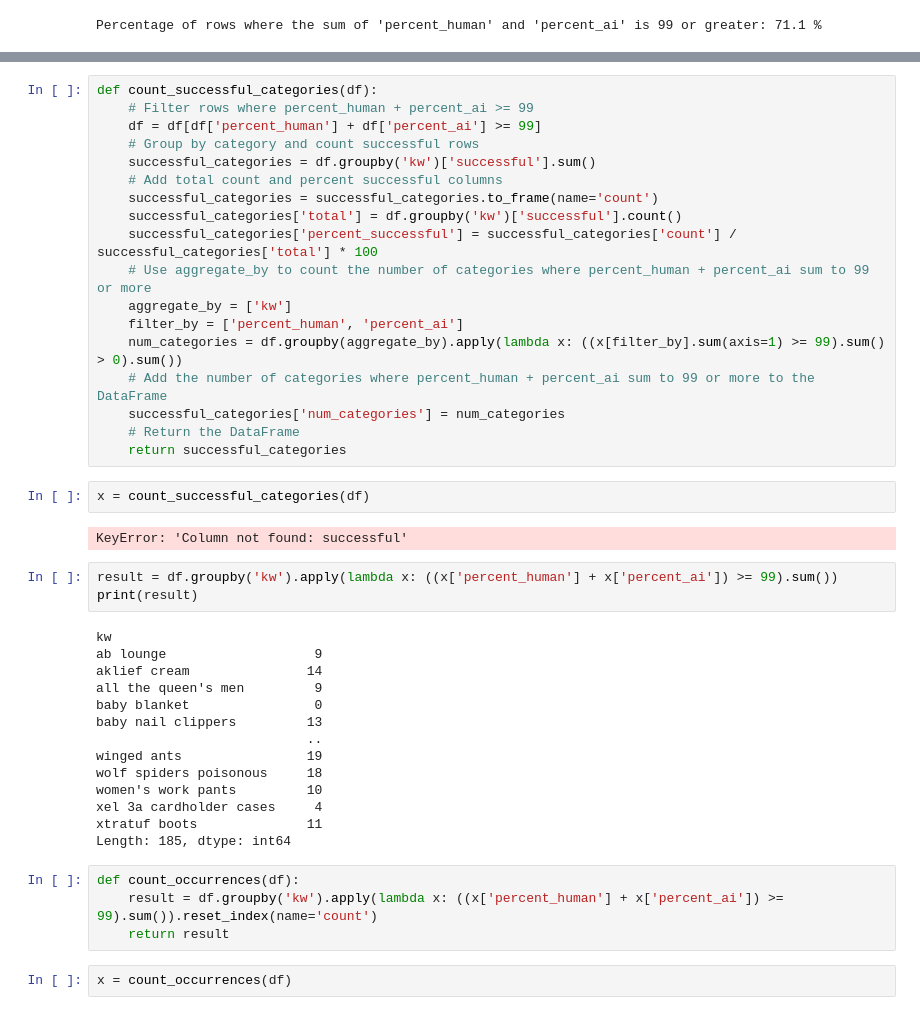
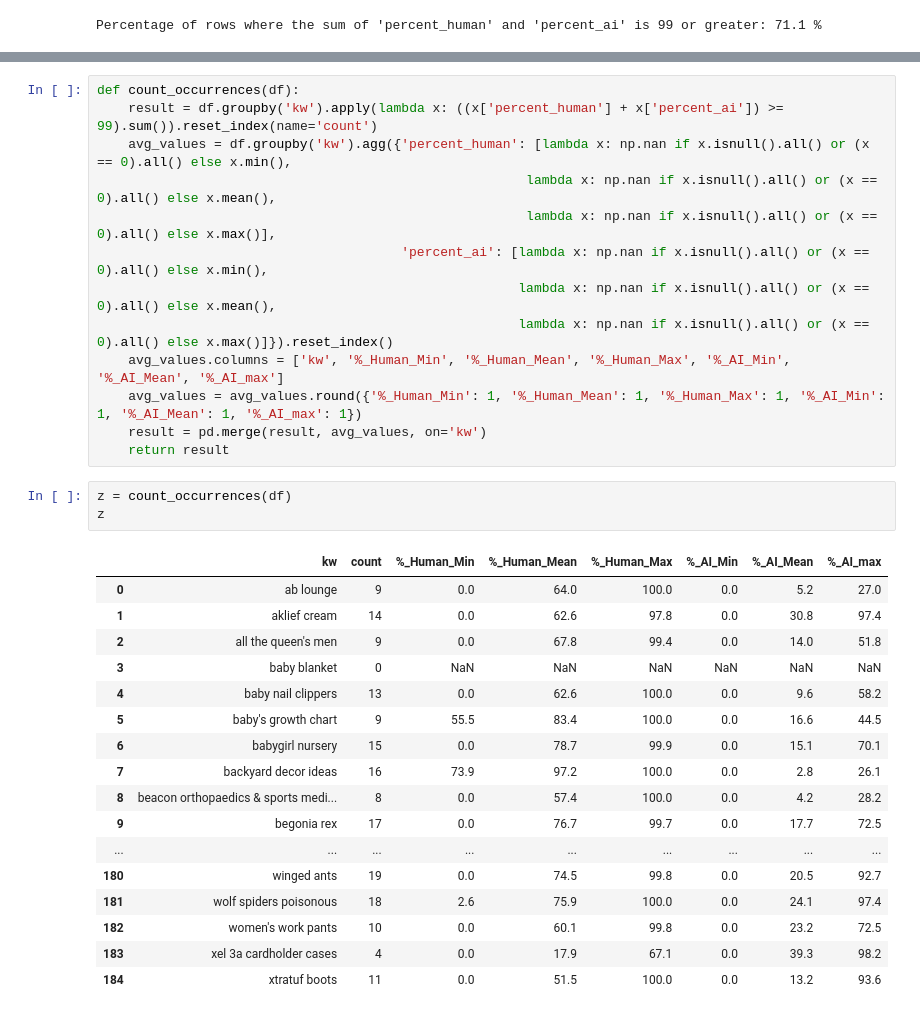
Before and after one commit to Magmafish/SerpGS, a Jupyter notebook: batch_reassembly.ipynb, the cells around one changed output, grey strips where cells are left out. Saved outputs shown, nothing was run; the diff lists cells and outputs as text.

```diff
--- a/batch_reassembly.ipynb
+++ b/batch_reassembly.ipynb
@@ -195,45 +152,34 @@ success_df
-# %%
-def count_successful_categories(df):
-    # Filter rows where percent_human + percent_ai >= 99
-    df = df[df['percent_human'] + df['percent_ai'] >= 99]
-    # Group by category and count successful rows
-    successful_categories = df.groupby('kw')['successful'].sum()
-    # Add total count and percent successful columns
-    successful_categories = successful_categories.to_frame(name='count')
-    successful_categories['total'] = df.groupby('kw')['successful'].count()
-    successful_categories['percent_successful'] = successful_categories['count'] / successful_categories['total'] * 100
-    # Use aggregate_by to count the number of categories where percent_human + percent_ai sum to 99 or more
-    aggregate_by = ['kw']
-    filter_by = ['percent_human', 'percent_ai']
-    num_categories = df.groupby(aggregate_by).apply(lambda x: ((x[filter_by].sum(axis=1) >= 99).sum() > 0).sum())
-    # Add the number of categories where percent_human + percent_ai sum to 99 or more to the DataFrame
-    successful_categories['num_categories'] = num_categories
-    # Return the DataFrame
-    return successful_categories
-# %%
-x = count_successful_categories(df)
-# %% [output]
-KeyError: 'Column not found: successful'
-# %%
-result = df.groupby('kw').apply(lambda x: ((x['percent_human'] + x['percent_ai']) >= 99).sum())
-print(result)
-# %% [output]
-kw
-ab lounge                   9
-aklief cream               14
-all the queen's men         9
-baby blanket                0
-baby nail clippers         13
-                           ..
-winged ants                19
-wolf spiders poisonous     18
-women's work pants         10
-xel 3a cardholder cases     4
-xtratuf boots              11
-Length: 185, dtype: int64
-# %%
-def count_occurrences(df):
-    result = df.groupby('kw').apply(lambda x: ((x['percent_human'] + x['percent_ai']) >= 99).sum()).reset_index(name='count')
-    return result
+# %%
+def count_occurrences(df):
+    result = df.groupby('kw').apply(lambda x: ((x['percent_human'] + x['percent_ai']) >= 99).sum()).reset_index(name='count')
+    avg_values = df.groupby('kw').agg({'percent_human': [lambda x: np.nan if x.isnull().all() or (x == 0).all() else x.min(),
+                                                       lambda x: np.nan if x.isnull().all() or (x == 0).all() else x.mean(),
+                                                       lambda x: np.nan if x.isnull().all() or (x == 0).all() else x.max()],
+                                       'percent_ai': [lambda x: np.nan if x.isnull().all() or (x == 0).all() else x.min(),
+                                                      lambda x: np.nan if x.isnull().all() or (x == 0).all() else x.mean(),
+                                                      lambda x: np.nan if x.isnull().all() or (x == 0).all() else x.max()]}).reset_index()
+    avg_values.columns = ['kw', '%_Human_Min', '%_Human_Mean', '%_Human_Max', '%_AI_Min', '%_AI_Mean', '%_AI_max']
+    avg_values = avg_values.round({'%_Human_Min': 1, '%_Human_Mean': 1, '%_Human_Max': 1, '%_AI_Min': 1, '%_AI_Mean': 1, '%_AI_max': 1})
+    result = pd.merge(result, avg_values, on='kw')
+    return result
 # %%
-x = count_occurrences(df)
+z = count_occurrences(df)
+z
+# %% [output]
+|  | kw | count | %_Human_Min | %_Human_Mean | %_Human_Max | %_AI_Min | %_AI_Mean | %_AI_max |
+| 0 | ab lounge | 9 | 0.0 | 64.0 | 100.0 | 0.0 | 5.2 | 27.0 |
+| 1 | aklief cream | 14 | 0.0 | 62.6 | 97.8 | 0.0 | 30.8 | 97.4 |
+| 2 | all the queen's men | 9 | 0.0 | 67.8 | 99.4 | 0.0 | 14.0 | 51.8 |
+| 3 | baby blanket | 0 | NaN | NaN | NaN | NaN | NaN | NaN |
+| 4 | baby nail clippers | 13 | 0.0 | 62.6 | 100.0 | 0.0 | 9.6 | 58.2 |
+| 5 | baby's growth chart | 9 | 55.5 | 83.4 | 100.0 | 0.0 | 16.6 | 44.5 |
+| 6 | babygirl nursery | 15 | 0.0 | 78.7 | 99.9 | 0.0 | 15.1 | 70.1 |
+| 7 | backyard decor ideas | 16 | 73.9 | 97.2 | 100.0 | 0.0 | 2.8 | 26.1 |
+| 8 | beacon orthopaedics & sports medi... | 8 | 0.0 | 57.4 | 100.0 | 0.0 | 4.2 | 28.2 |
+| 9 | begonia rex | 17 | 0.0 | 76.7 | 99.7 | 0.0 | 17.7 | 72.5 |
+| ... | ... | ... | ... | ... | ... | ... | ... | ... |
+| 180 | winged ants | 19 | 0.0 | 74.5 | 99.8 | 0.0 | 20.5 | 92.7 |
+| 181 | wolf spiders poisonous | 18 | 2.6 | 75.9 | 100.0 | 0.0 | 24.1 | 97.4 |
+| 182 | women's work pants | 10 | 0.0 | 60.1 | 99.8 | 0.0 | 23.2 | 72.5 |
+| 183 | xel 3a cardholder cases | 4 | 0.0 | 17.9 | 67.1 | 0.0 | 39.3 | 98.2 |
+| 184 | xtratuf boots | 11 | 0.0 | 51.5 | 100.0 | 0.0 | 13.2 | 93.6 |
```
Also changed, not shown: parts of 5 cells of this notebook, 1 other file.
